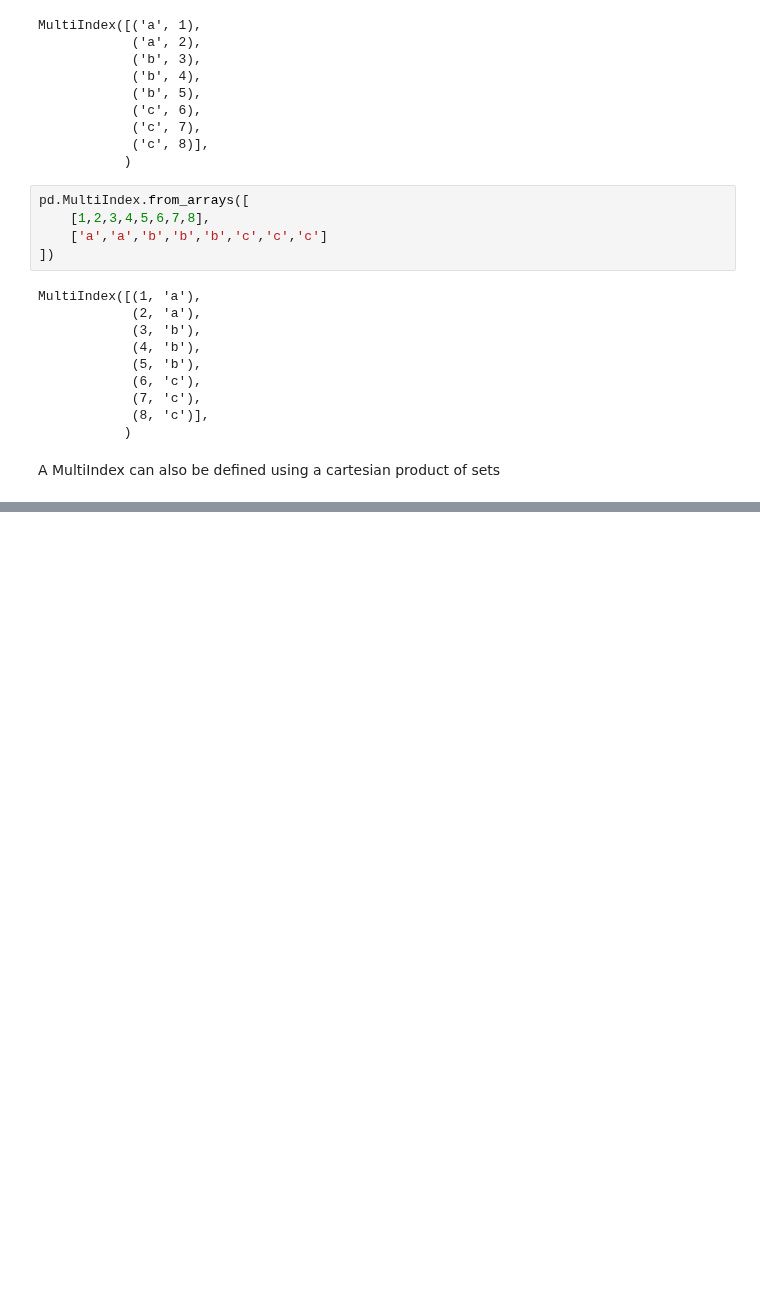
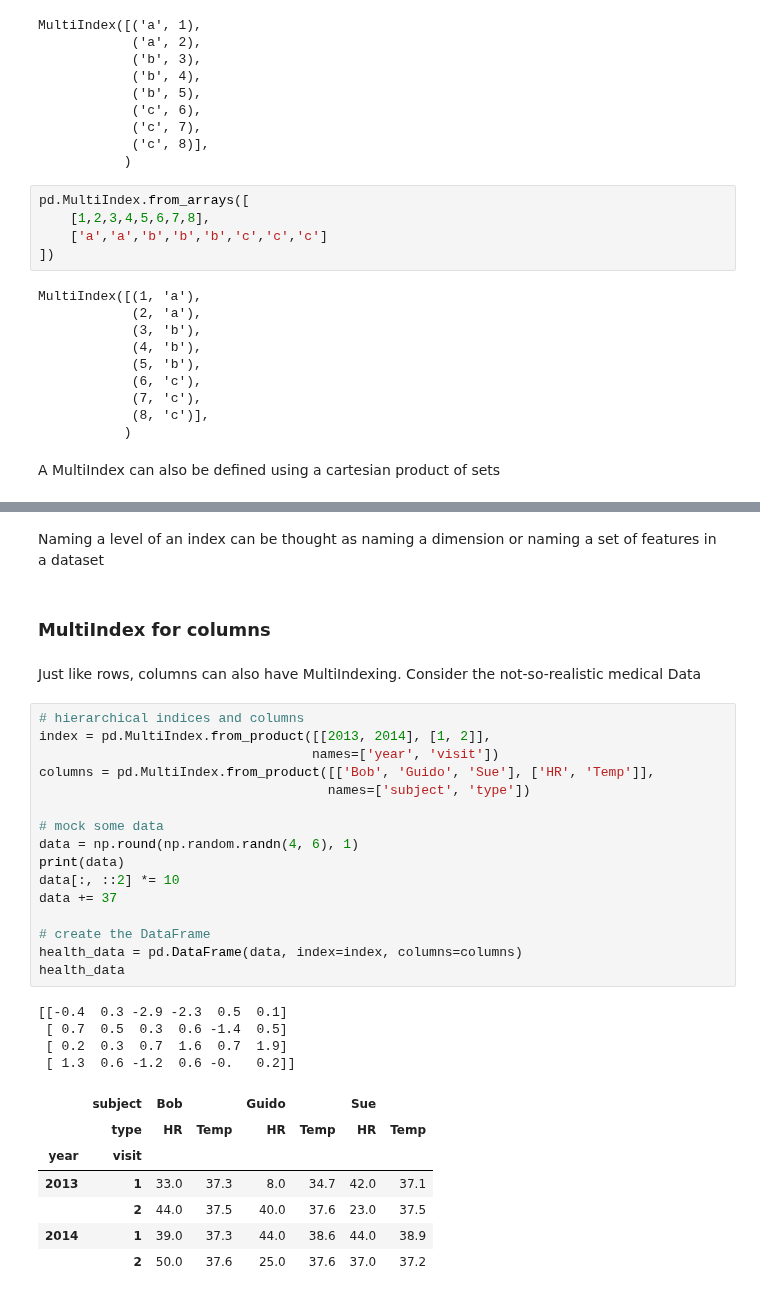
Before and after one commit to denis-james/Self-Learning, a Jupyter notebook: Pandas/5. Hierarchical Indexing.ipynb, the cells around one changed output, grey strips where cells are left out. Drawn from its saved outputs; the diff is of its cells as text; blank space fills up the shorter version.

```diff
--- a/Pandas/5. Hierarchical Indexing.ipynb
+++ b/Pandas/5. Hierarchical Indexing.ipynb
@@ -206,0 +267,34 @@ pd.multi
+# %% [markdown]
+Naming a level of an index can be thought as naming a dimension or naming a set of features in a dataset
+# %% [markdown]
+### MultiIndex for columns
+# %% [markdown]
+Just like rows, columns can also have MultiIndexing. Consider the not-so-realistic medical Data
+# %%
+# hierarchical indices and columns
+index = pd.MultiIndex.from_product([[2013, 2014], [1, 2]],
+                                   names=['year', 'visit'])
+columns = pd.MultiIndex.from_product([['Bob', 'Guido', 'Sue'], ['HR', 'Temp']],
+                                     names=['subject', 'type'])
+
+# mock some data
+data = np.round(np.random.randn(4, 6), 1)
+print(data)
+data[:, ::2] *= 10
+data += 37
+
+# create the DataFrame
+health_data = pd.DataFrame(data, index=index, columns=columns)
+health_data
+# %% [output]
+[[-0.4  0.3 -2.9 -2.3  0.5  0.1]
+ [ 0.7  0.5  0.3  0.6 -1.4  0.5]
+ [ 0.2  0.3  0.7  1.6  0.7  1.9]
+ [ 1.3  0.6 -1.2  0.6 -0.   0.2]]
+|  | subject | Bob |  | Guido |  | Sue |  |
+|  | type | HR | Temp | HR | Temp | HR | Temp |
+| year | visit |  |  |  |  |  |  |
+| 2013 | 1 | 33.0 | 37.3 | 8.0 | 34.7 | 42.0 | 37.1 |
+|  | 2 | 44.0 | 37.5 | 40.0 | 37.6 | 23.0 | 37.5 |
+| 2014 | 1 | 39.0 | 37.3 | 44.0 | 38.6 | 44.0 | 38.9 |
+|  | 2 | 50.0 | 37.6 | 25.0 | 37.6 | 37.0 | 37.2 |
```
Also changed, not shown: parts of 49 cells of this notebook.
